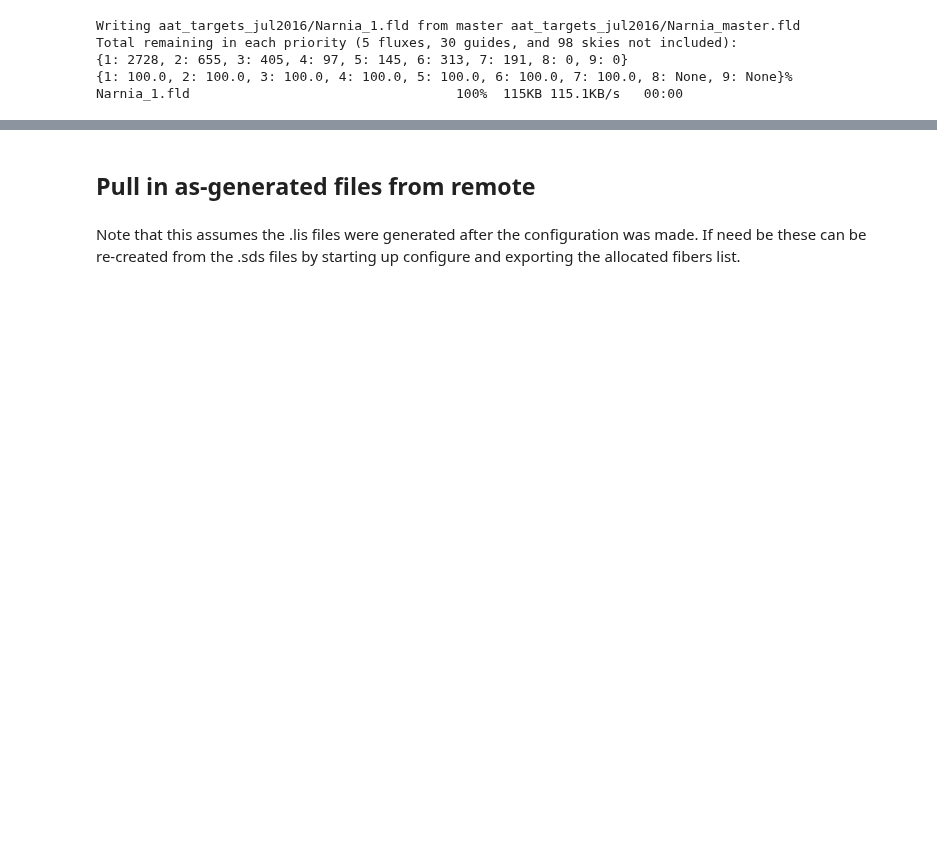
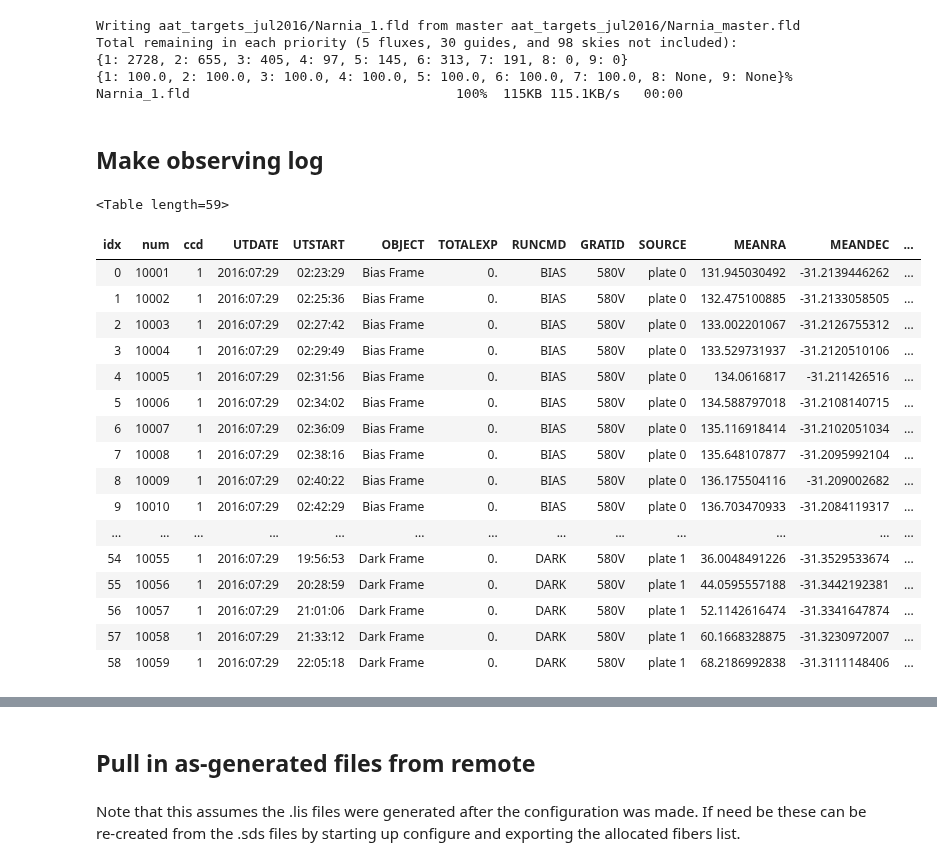
Before and after one commit to sagasurvey/erik, a Jupyter notebook: ipython_notebooks/2016Jul-AAT.ipynb, the cells around one changed output, grey strips where cells are left out. Saved outputs shown, nothing was run; the diff lists cells and outputs as text; code cells hidden in the pictures; blank space fills up the shorter version.

```diff
--- a/ipython_notebooks/2016Jul-AAT.ipynb
+++ b/ipython_notebooks/2016Jul-AAT.ipynb
@@ -493,3 +833,30 @@ Total remaining in each priority (5 fluxes, 30 guides, and 98 skies not included
 {1: 2728, 2: 655, 3: 405, 4: 97, 5: 145, 6: 313, 7: 191, 8: 0, 9: 0}
 {1: 100.0, 2: 100.0, 3: 100.0, 4: 100.0, 5: 100.0, 6: 100.0, 7: 100.0, 8: None, 9: None}%
 Narnia_1.fld                                  100%  115KB 115.1KB/s   00:00
+# %% [markdown]
+## Make observing log
+# %%
+# use this to use the local file to make the log
+fitsheader_output = !fitsheader aat_data/29jul2016/ccd_?/*.fits
+# %%
+logtab = make_logtab(fitsheader_output, skip_res=['.*temp.*'])
+logtab[logtab['ccd']==1].show_in_notebook(display_length=20)
+# %% [output]
+<Table length=59>
+| idx | num | ccd | UTDATE | UTSTART | OBJECT | TOTALEXP | RUNCMD | GRATID | SOURCE | MEANRA | MEANDEC | ... |
+| 0 | 10001 | 1 | 2016:07:29 | 02:23:29 | Bias Frame | 0. | BIAS | 580V | plate 0 | 131.945030492 | -31.2139446262 | ... |
+| 1 | 10002 | 1 | 2016:07:29 | 02:25:36 | Bias Frame | 0. | BIAS | 580V | plate 0 | 132.475100885 | -31.2133058505 | ... |
+| 2 | 10003 | 1 | 2016:07:29 | 02:27:42 | Bias Frame | 0. | BIAS | 580V | plate 0 | 133.002201067 | -31.2126755312 | ... |
+| 3 | 10004 | 1 | 2016:07:29 | 02:29:49 | Bias Frame | 0. | BIAS | 580V | plate 0 | 133.529731937 | -31.2120510106 | ... |
+| 4 | 10005 | 1 | 2016:07:29 | 02:31:56 | Bias Frame | 0. | BIAS | 580V | plate 0 | 134.0616817 | -31.211426516 | ... |
+| 5 | 10006 | 1 | 2016:07:29 | 02:34:02 | Bias Frame | 0. | BIAS | 580V | plate 0 | 134.588797018 | -31.2108140715 | ... |
+| 6 | 10007 | 1 | 2016:07:29 | 02:36:09 | Bias Frame | 0. | BIAS | 580V | plate 0 | 135.116918414 | -31.2102051034 | ... |
+| 7 | 10008 | 1 | 2016:07:29 | 02:38:16 | Bias Frame | 0. | BIAS | 580V | plate 0 | 135.648107877 | -31.2095992104 | ... |
+| 8 | 10009 | 1 | 2016:07:29 | 02:40:22 | Bias Frame | 0. | BIAS | 580V | plate 0 | 136.175504116 | -31.209002682 | ... |
+| 9 | 10010 | 1 | 2016:07:29 | 02:42:29 | Bias Frame | 0. | BIAS | 580V | plate 0 | 136.703470933 | -31.2084119317 | ... |
+| ... | ... | ... | ... | ... | ... | ... | ... | ... | ... | ... | ... | ... |
+| 54 | 10055 | 1 | 2016:07:29 | 19:56:53 | Dark Frame | 0. | DARK | 580V | plate 1 | 36.0048491226 | -31.3529533674 | ... |
+| 55 | 10056 | 1 | 2016:07:29 | 20:28:59 | Dark Frame | 0. | DARK | 580V | plate 1 | 44.0595557188 | -31.3442192381 | ... |
+| 56 | 10057 | 1 | 2016:07:29 | 21:01:06 | Dark Frame | 0. | DARK | 580V | plate 1 | 52.1142616474 | -31.3341647874 | ... |
+| 57 | 10058 | 1 | 2016:07:29 | 21:33:12 | Dark Frame | 0. | DARK | 580V | plate 1 | 60.1668328875 | -31.3230972007 | ... |
+| 58 | 10059 | 1 | 2016:07:29 | 22:05:18 | Dark Frame | 0. | DARK | 580V | plate 1 | 68.2186992838 | -31.3111148406 | ... |
```
Also changed, not shown: parts of 64 cells of this notebook.
